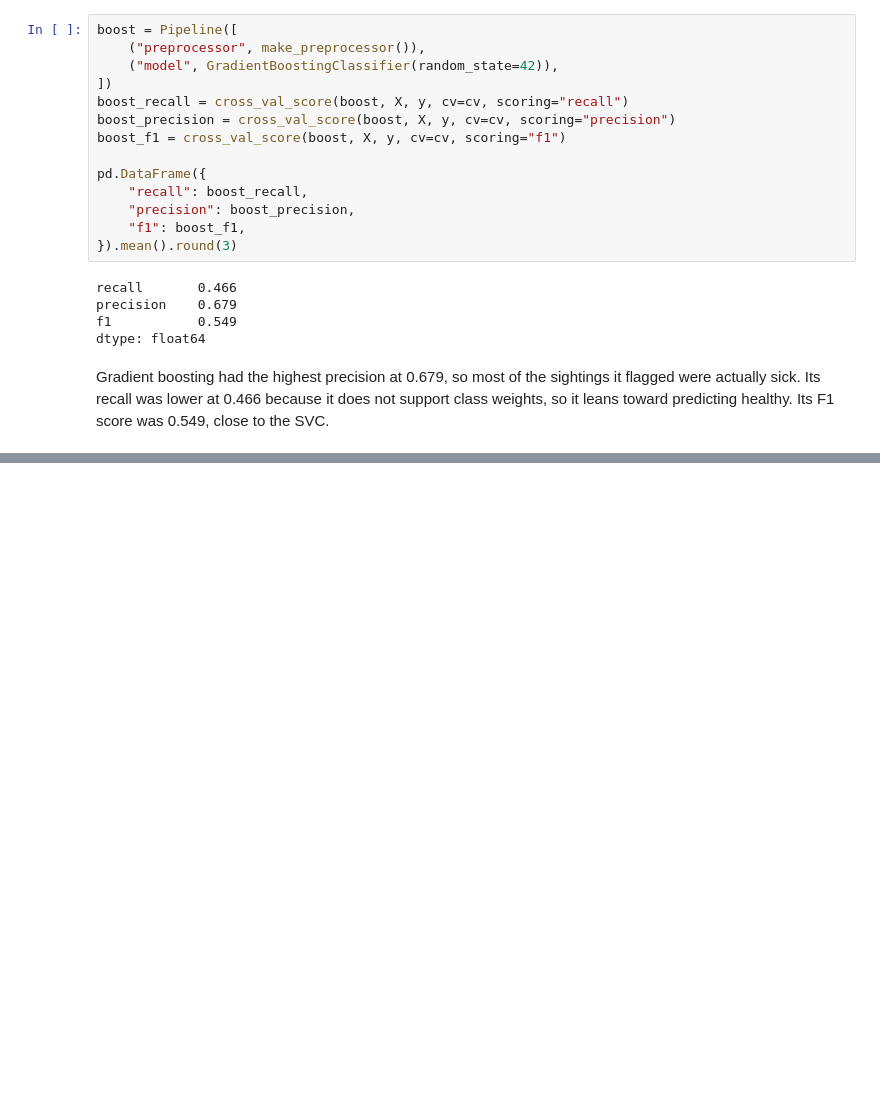
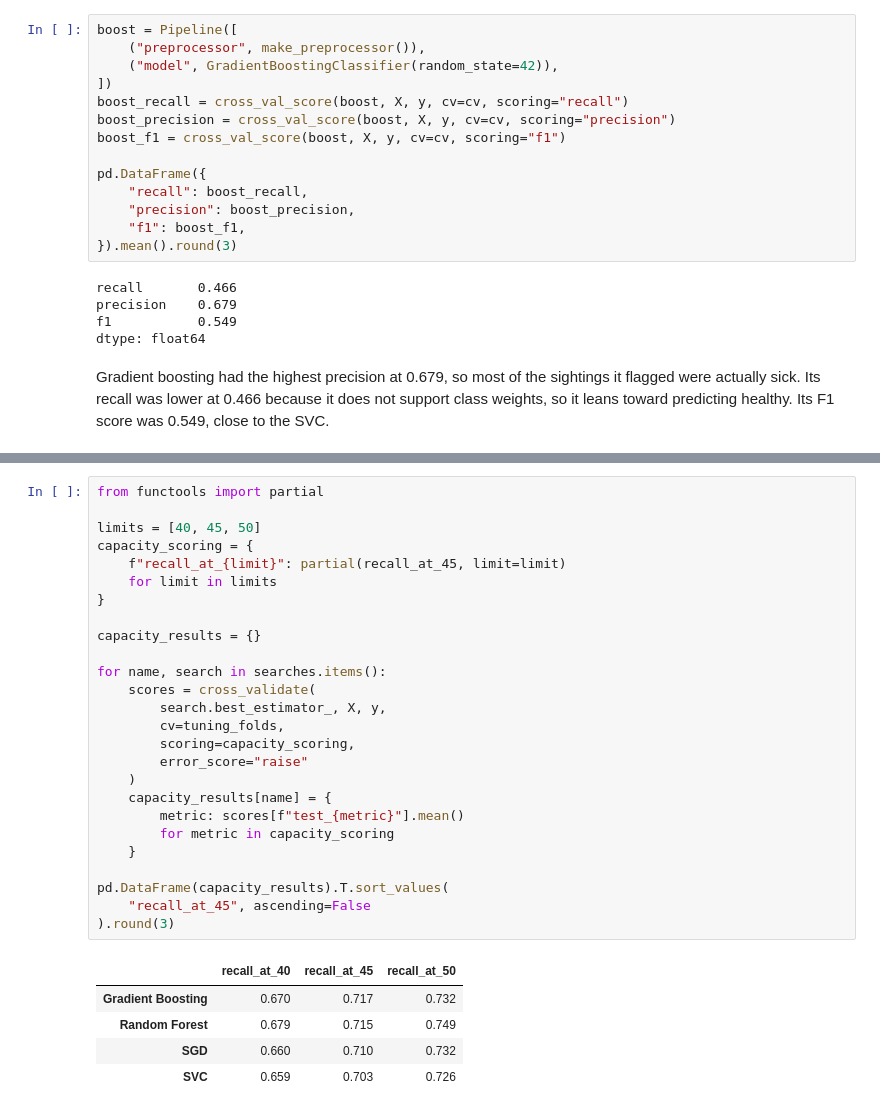
Before and after one commit to AJamell/Project2-NutosisMachineLearning, a Jupyter notebook: Nutosis - Training.ipynb, the cells around one changed output, grey strips where cells are left out. Cells and saved outputs as stored; diff of their text form; blank space fills up the shorter version.

```diff
--- a/Nutosis - Training.ipynb
+++ b/Nutosis - Training.ipynb
@@ -143,0 +502,32 @@ Gradient boosting had the highest precision at 0.679, so most of the sightings i
+# %%
+from functools import partial
+
+limits = [40, 45, 50]
+capacity_scoring = {
+    f"recall_at_{limit}": partial(recall_at_45, limit=limit)
+    for limit in limits
+}
+
+capacity_results = {}
+
+for name, search in searches.items():
+    scores = cross_validate(
+        search.best_estimator_, X, y,
+        cv=tuning_folds,
+        scoring=capacity_scoring,
+        error_score="raise"
+    )
+    capacity_results[name] = {
+        metric: scores[f"test_{metric}"].mean()
+        for metric in capacity_scoring
+    }
+
+pd.DataFrame(capacity_results).T.sort_values(
+    "recall_at_45", ascending=False
+).round(3)
+# %% [output]
+|  | recall_at_40 | recall_at_45 | recall_at_50 |
+| Gradient Boosting | 0.670 | 0.717 | 0.732 |
+| Random Forest | 0.679 | 0.715 | 0.749 |
+| SGD | 0.660 | 0.710 | 0.732 |
+| SVC | 0.659 | 0.703 | 0.726 |
```
Also changed, not shown: parts of 28 cells of this notebook, 4 other files.
